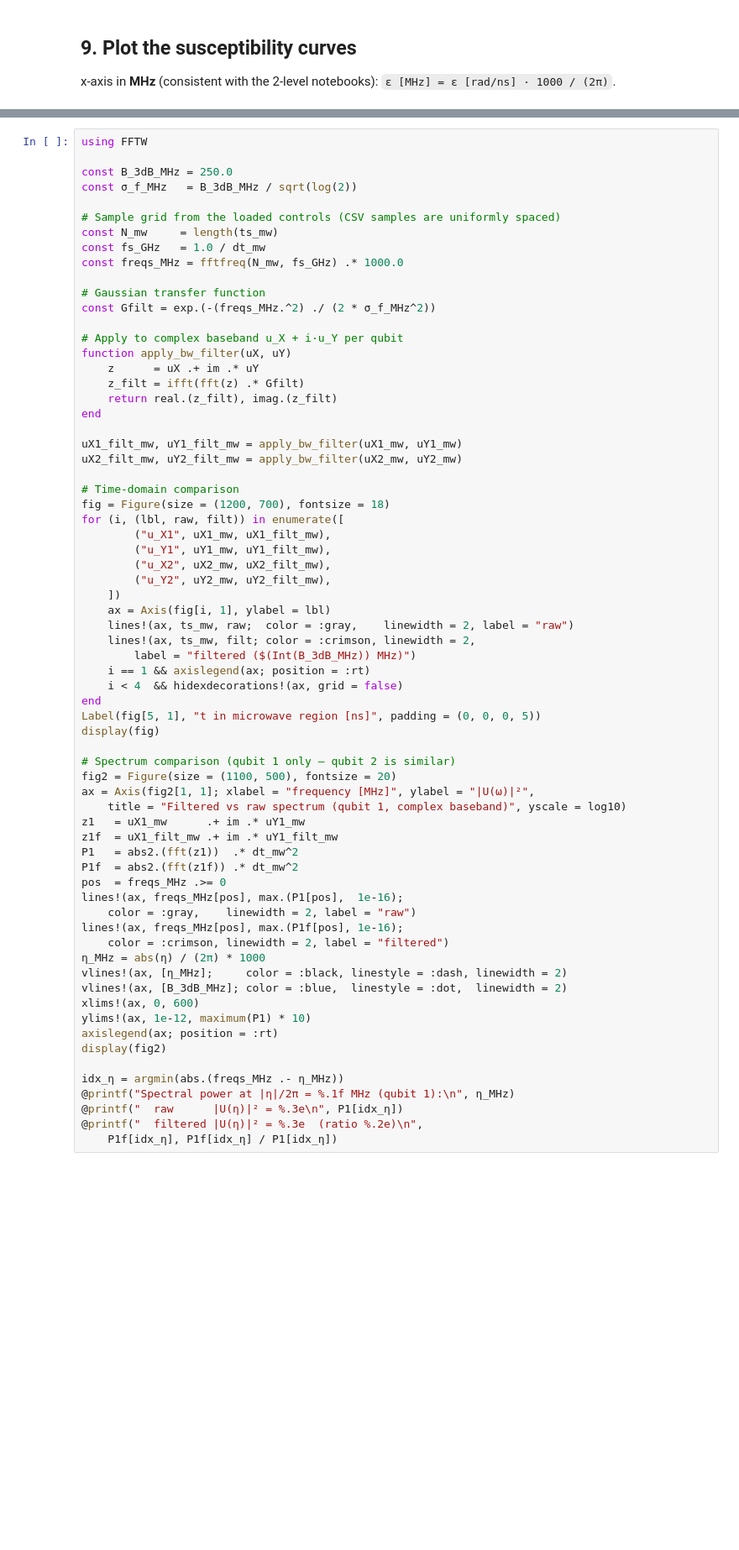
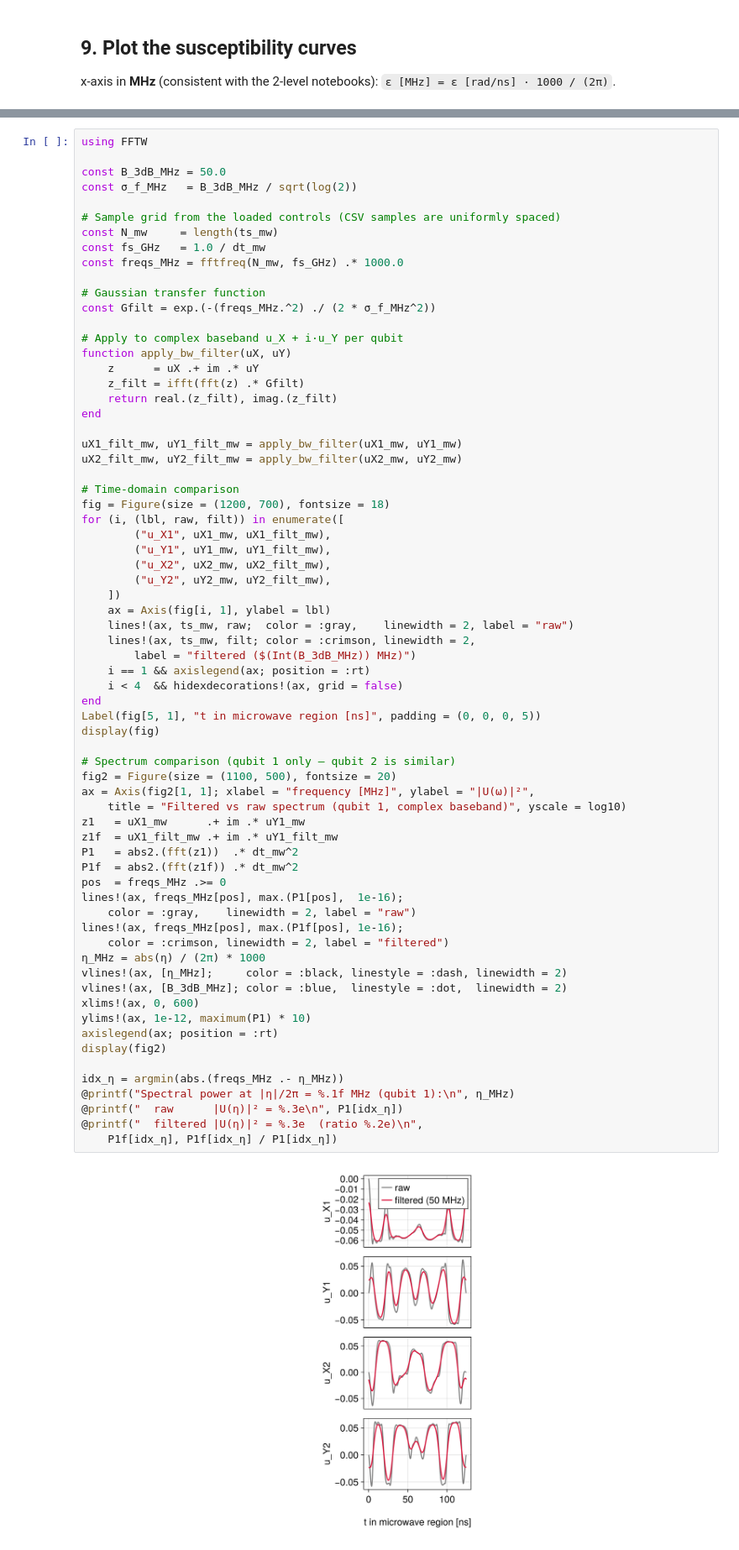
Before and after one commit to Andrew-Kamen/notebooks, a Jupyter notebook: src/modulate_iswap/duffing_3level_verify_5nsbuf.ipynb, the cells around one changed output, grey strips where cells are left out. Shown at 84% size. Saved outputs shown, nothing was run; the diff lists cells and outputs as text; blank space fills up the shorter version.

```diff
--- a/src/modulate_iswap/duffing_3level_verify_5nsbuf.ipynb
+++ b/src/modulate_iswap/duffing_3level_verify_5nsbuf.ipynb
@@ -557,7 +642,7 @@ Filter is applied to the complex baseband `u_X + i·u_Y` per qubit; transfer fun
 # %%
 using FFTW
 
-const B_3dB_MHz = 250.0
+const B_3dB_MHz = 50.0
 const σ_f_MHz   = B_3dB_MHz / sqrt(log(2))
 
 # Sample grid from the loaded controls (CSV samples are uniformly spaced)
@@ -595,30 +680,32 @@ for (i, (lbl, raw, filt)) in enumerate([
 end
 Label(fig[5, 1], "t in microwave region [ns]", padding = (0, 0, 0, 5))
 display(fig)
 
 # Spectrum comparison (qubit 1 only — qubit 2 is similar)
 fig2 = Figure(size = (1100, 500), fontsize = 20)
 ax = Axis(fig2[1, 1]; xlabel = "frequency [MHz]", ylabel = "|U(ω)|²",
     title = "Filtered vs raw spectrum (qubit 1, complex baseband)", yscale = log10)
 z1   = uX1_mw      .+ im .* uY1_mw
 z1f  = uX1_filt_mw .+ im .* uY1_filt_mw
 P1   = abs2.(fft(z1))  .* dt_mw^2
 P1f  = abs2.(fft(z1f)) .* dt_mw^2
 pos  = freqs_MHz .>= 0
 lines!(ax, freqs_MHz[pos], max.(P1[pos],  1e-16);
     color = :gray,    linewidth = 2, label = "raw")
 lines!(ax, freqs_MHz[pos], max.(P1f[pos], 1e-16);
     color = :crimson, linewidth = 2, label = "filtered")
 η_MHz = abs(η) / (2π) * 1000
 vlines!(ax, [η_MHz];     color = :black, linestyle = :dash, linewidth = 2)
 vlines!(ax, [B_3dB_MHz]; color = :blue,  linestyle = :dot,  linewidth = 2)
 xlims!(ax, 0, 600)
 ylims!(ax, 1e-12, maximum(P1) * 10)
 axislegend(ax; position = :rt)
 display(fig2)
 
 idx_η = argmin(abs.(freqs_MHz .- η_MHz))
 @printf("Spectral power at |η|/2π = %.1f MHz (qubit 1):\n", η_MHz)
 @printf("  raw      |U(η)|² = %.3e\n", P1[idx_η])
 @printf("  filtered |U(η)|² = %.3e  (ratio %.2e)\n",
     P1f[idx_η], P1f[idx_η] / P1[idx_η])
+# %% [output]
+[figure, added]
```
Also changed, not shown: parts of 15 cells of this notebook, 50 other files.
